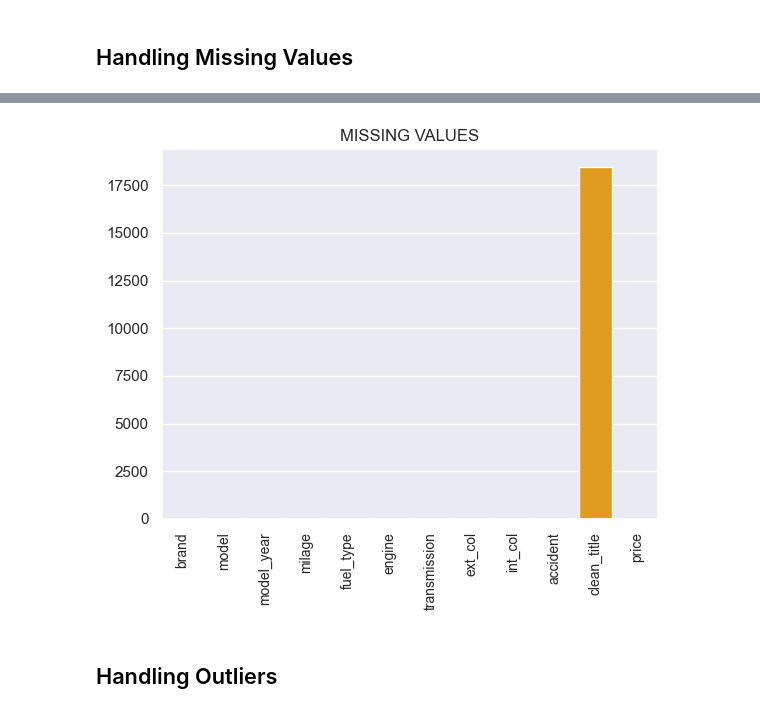
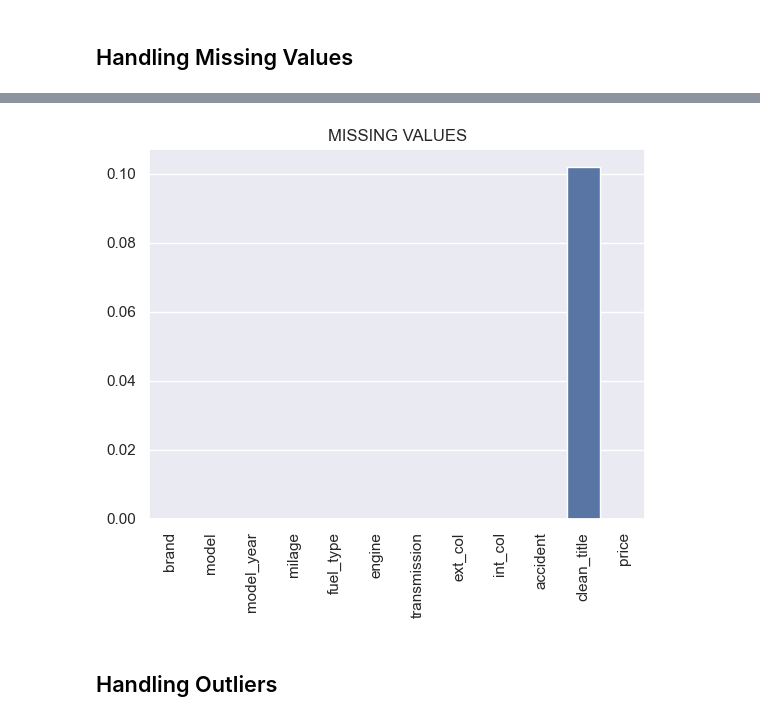
Before and after one commit to MDeus-ai/My_KAGGLE_Work, a Jupyter notebook: S4Ep9(Regression For Used Cars)/data_cleaning/data_cleaning.ipynb, the cells around one changed output, grey strips where cells are left out. Drawn from its saved outputs; the diff is of its cells as text; code cells hidden in the pictures.

```diff
--- a/S4Ep9(Regression For Used Cars)/data_cleaning/data_cleaning.ipynb
+++ b/S4Ep9(Regression For Used Cars)/data_cleaning/data_cleaning.ipynb
@@ -40,10 +30,14 @@ plot_missing_vals(dataset)
 # %%
 # DROPPING MISSING VALUES IN fuel_type & accident
-dataset.drop(['id'], axis=1, inplace=True)
-dataset.dropna(subset=['fuel_type', 'accident'], inplace=True)
-plot_missing_vals(dataset)
+ds_clean_1 = dataset.drop(['id'], axis=1)
+ds_clean_1.dropna(subset=['fuel_type', 'accident'], inplace=True)
+
+sns.barplot(ds_clean_1.isnull().mean())
+plt.xticks(rotation=90)
+plt.title("MISSING VALUES")
+plt.show()
 # %% [output]
-[figure, old version]
+[figure, new version]
 # %%
 # IMPUTATION OF MISSING VALUES
 # Replacing missing categorical features with the most frequent data
```
Also changed, not shown: parts of 4 cells of this notebook, 3 other files.
